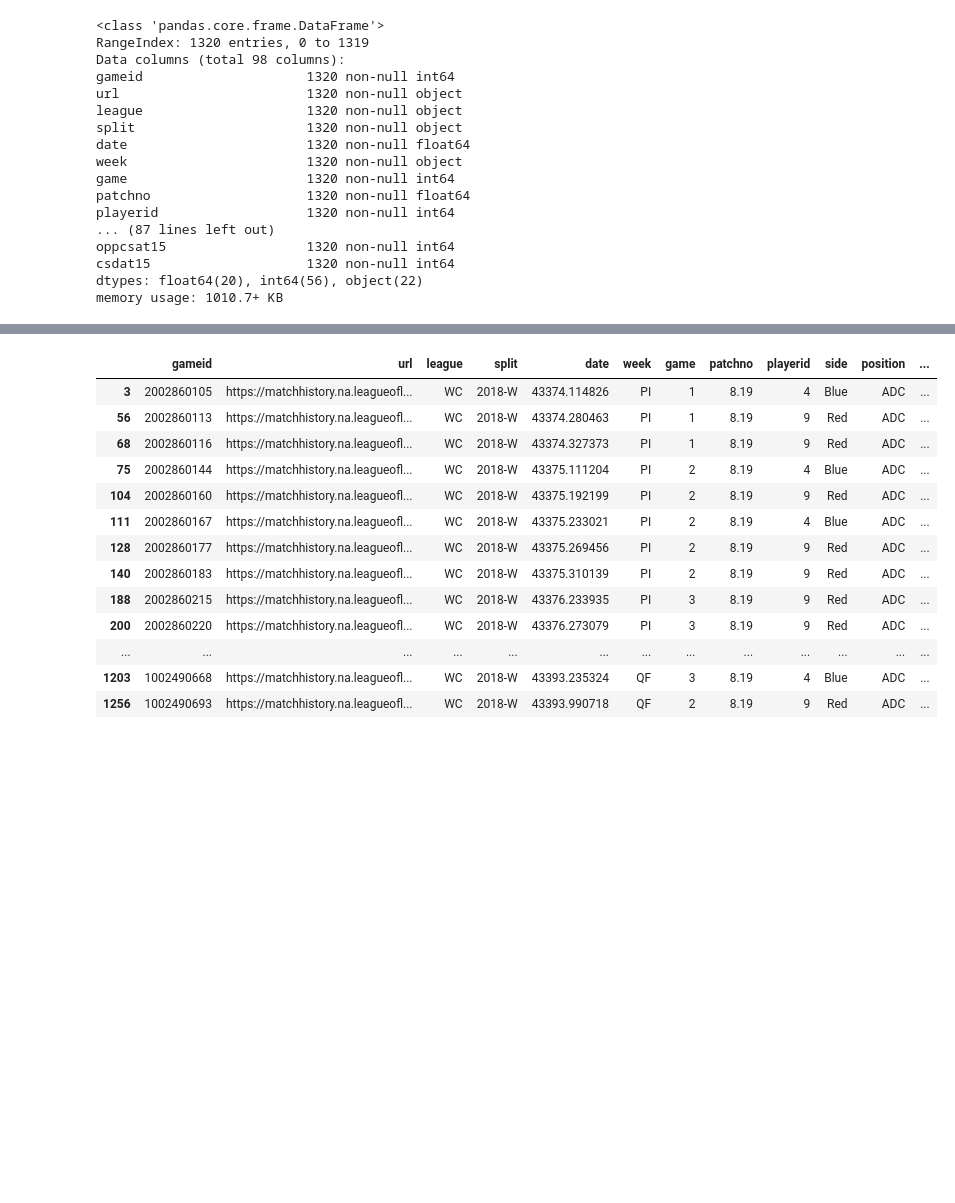
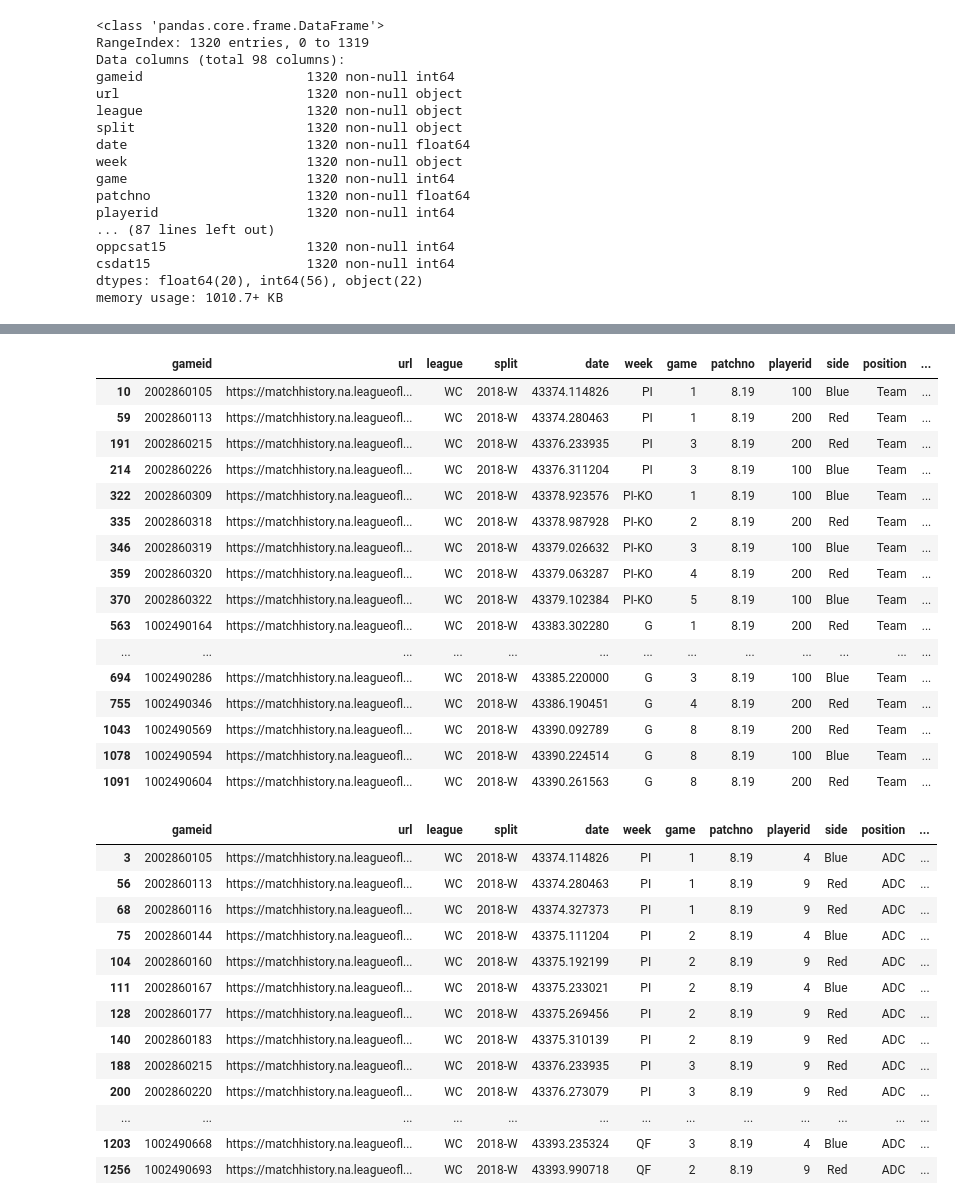
Before and after one commit to marcrd/data-notebooks, a Jupyter notebook: Kai'sa Priority.ipynb, the cells around one changed output, grey strips where cells are left out. Drawn from its saved outputs; the diff is of its cells as text; code cells hidden in the pictures; blank space fills up the shorter version.

Commit message:
Updates syntax and caps typo in game breakout - Makes sure to use parens on seperating panda arguments - Team not team for player string - Throws in a couple total game index length

```diff
--- a/Kai'sa Priority.ipynb
+++ b/Kai'sa Priority.ipynb
@@ -67,27 +72,27 @@ adc_data = df.loc[df['position'] == 'ADC']
 # Build out games by team and region
 # As a note, as of quarters, no regional team has played each other in the same match, so we can assume the aggregate
 # games here are all unique games.
-games_c9 = df.loc[(df['team'] == 'Cloud9') & (df['player'] == 'team')]
-games_liquid = df.loc[(df['team'] == 'Team Liquid') & (df['player'] == 'team')]
-games_100 = df.loc[(df['team'] == '100 Thieves') & (df['player'] == 'team')]
-na_games = pd.concat((games_c9, games_liquid, games_100], axis=0)
+games_c9 = df.loc[(df['team'] == 'Cloud9') & (df['player'] == 'Team')]
+games_liquid = df.loc[(df['team'] == 'Team Liquid') & (df['player'] == 'Team')]
+games_100 = df.loc[(df['team'] == '100 Thieves') & (df['player'] == 'Team')]
+na_games = pd.concat([games_c9, games_liquid, games_100], axis=0)
 
 # LCK
-games_afreeca = df.loc[(df['team'] == 'Afreeca Freecs') & (df['player'] == 'team')]
-games_gen = df.loc[df['team'] == 'Gen.G' & df['player'] == 'team']
-games_kt = df.loc[df['team'] == 'KT Rolster'& df['player'] == 'team']
+games_afreeca = df.loc[(df['team'] == 'Afreeca Freecs') & (df['player'] == 'Team')]
+games_gen = df.loc[(df['team'] == 'Gen.G') & (df['player'] == 'Team')]
+games_kt = df.loc[(df['team'] == 'KT Rolster') & (df['player'] == 'Team')]
 lck_games = pd.concat([games_afreeca, games_gen, games_kt], axis=0)
 
 # LPL
-games_ig = df.loc[df['team'] == 'Invictus Gaming' & df['player'] == 'team']
-games_edg = df.loc[df['team'] == 'Edward Gaming' & df['player'] == 'team']
-games_rng = df.loc[df['team'] == 'Royal Never Give Up' & df['player'] == 'team']
+games_ig = df.loc[(df['team'] == 'Invictus Gaming') & (df['player'] == 'Team')]
+games_edg = df.loc[(df['team'] == 'Edward Gaming') & (df['player'] == 'Team')]
+games_rng = df.loc[(df['team'] == 'Royal Never Give Up') & (df['player'] == 'Team')]
 lpl_games = pd.concat([games_ig, games_edg, games_rng], axis=0)
 
 # EU
 
-games_g2 = df.loc[df['team'] == 'G2 Esports' & df['player'] == 'team']
-games_vit = df.loc[df['team'] == 'Vitality' & df['player'] == 'team']
-games_fnc = df.loc[df['team'] == 'Fnatic' & df['player'] == 'team']
+games_g2 = df.loc[(df['team'] == 'G2 Esports') & (df['player'] == 'Team')]
+games_vit = df.loc[(df['team'] == 'Vitality') & (df['player'] == 'Team')]
+games_fnc = df.loc[(df['team'] == 'Fnatic') & (df['player'] == 'Team')]
 eu_games = pd.concat([games_g2, games_vit, games_fnc], axis=0)
 # %% [output]
@@ -95,3 +99,20 @@ SyntaxError: invalid syntax (<ipython-input-245-90d1e30fd4fd>, line 7)
+|  | gameid | url | league | split | date | week | game | patchno | playerid | side | position | ... |
+| 10 | 2002860105 | https://matchhistory.na.leagueofl... | WC | 2018-W | 43374.114826 | PI | 1 | 8.19 | 100 | Blue | Team | ... |
+| 59 | 2002860113 | https://matchhistory.na.leagueofl... | WC | 2018-W | 43374.280463 | PI | 1 | 8.19 | 200 | Red | Team | ... |
+| 191 | 2002860215 | https://matchhistory.na.leagueofl... | WC | 2018-W | 43376.233935 | PI | 3 | 8.19 | 200 | Red | Team | ... |
+| 214 | 2002860226 | https://matchhistory.na.leagueofl... | WC | 2018-W | 43376.311204 | PI | 3 | 8.19 | 100 | Blue | Team | ... |
+| 322 | 2002860309 | https://matchhistory.na.leagueofl... | WC | 2018-W | 43378.923576 | PI-KO | 1 | 8.19 | 100 | Blue | Team | ... |
+| 335 | 2002860318 | https://matchhistory.na.leagueofl... | WC | 2018-W | 43378.987928 | PI-KO | 2 | 8.19 | 200 | Red | Team | ... |
+| 346 | 2002860319 | https://matchhistory.na.leagueofl... | WC | 2018-W | 43379.026632 | PI-KO | 3 | 8.19 | 100 | Blue | Team | ... |
+| 359 | 2002860320 | https://matchhistory.na.leagueofl... | WC | 2018-W | 43379.063287 | PI-KO | 4 | 8.19 | 200 | Red | Team | ... |
+| 370 | 2002860322 | https://matchhistory.na.leagueofl... | WC | 2018-W | 43379.102384 | PI-KO | 5 | 8.19 | 100 | Blue | Team | ... |
+| 563 | 1002490164 | https://matchhistory.na.leagueofl... | WC | 2018-W | 43383.302280 | G | 1 | 8.19 | 200 | Red | Team | ... |
+| ... | ... | ... | ... | ... | ... | ... | ... | ... | ... | ... | ... | ... |
+| 694 | 1002490286 | https://matchhistory.na.leagueofl... | WC | 2018-W | 43385.220000 | G | 3 | 8.19 | 100 | Blue | Team | ... |
+| 755 | 1002490346 | https://matchhistory.na.leagueofl... | WC | 2018-W | 43386.190451 | G | 4 | 8.19 | 200 | Red | Team | ... |
+| 1043 | 1002490569 | https://matchhistory.na.leagueofl... | WC | 2018-W | 43390.092789 | G | 8 | 8.19 | 200 | Red | Team | ... |
+| 1078 | 1002490594 | https://matchhistory.na.leagueofl... | WC | 2018-W | 43390.224514 | G | 8 | 8.19 | 100 | Blue | Team | ... |
+| 1091 | 1002490604 | https://matchhistory.na.leagueofl... | WC | 2018-W | 43390.261563 | G | 8 | 8.19 | 200 | Red | Team | ... |
 # %%
 kaisa_data
 # %% [output]
```
Also changed, not shown: parts of 4 cells of this notebook.
